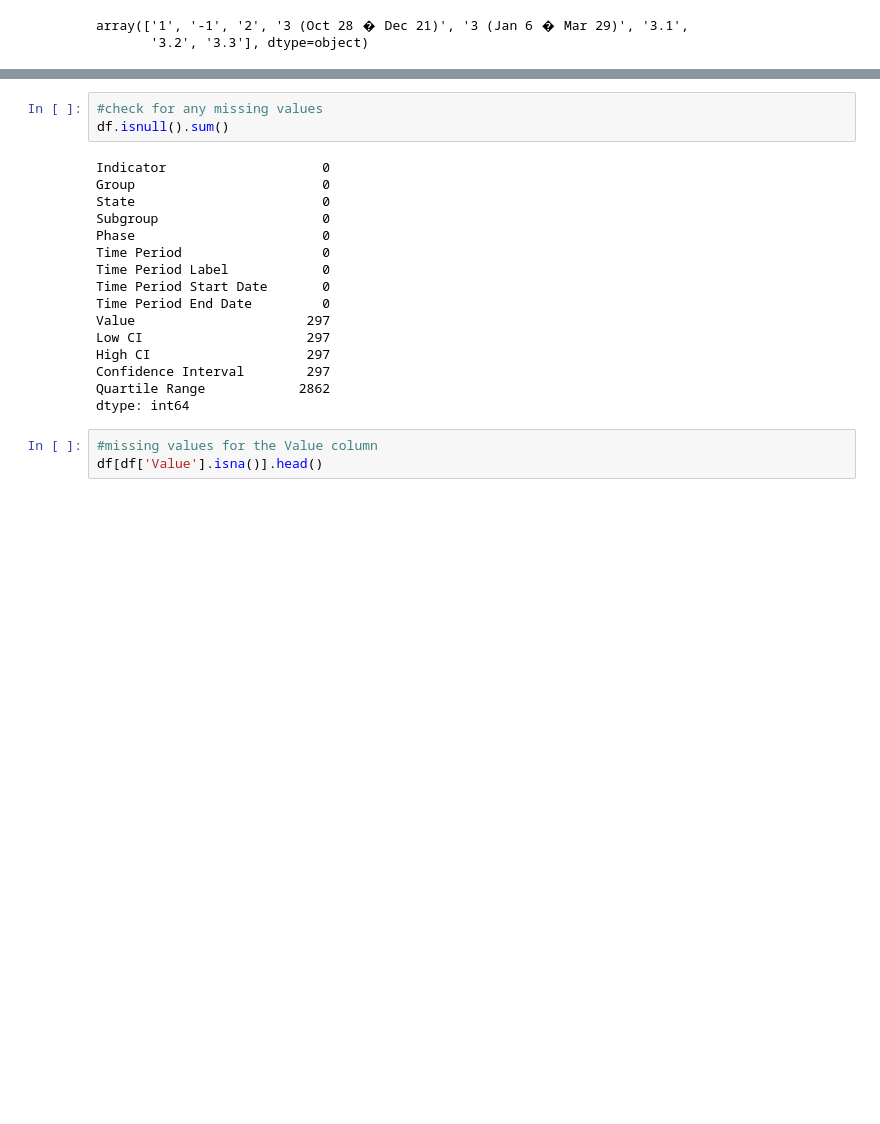
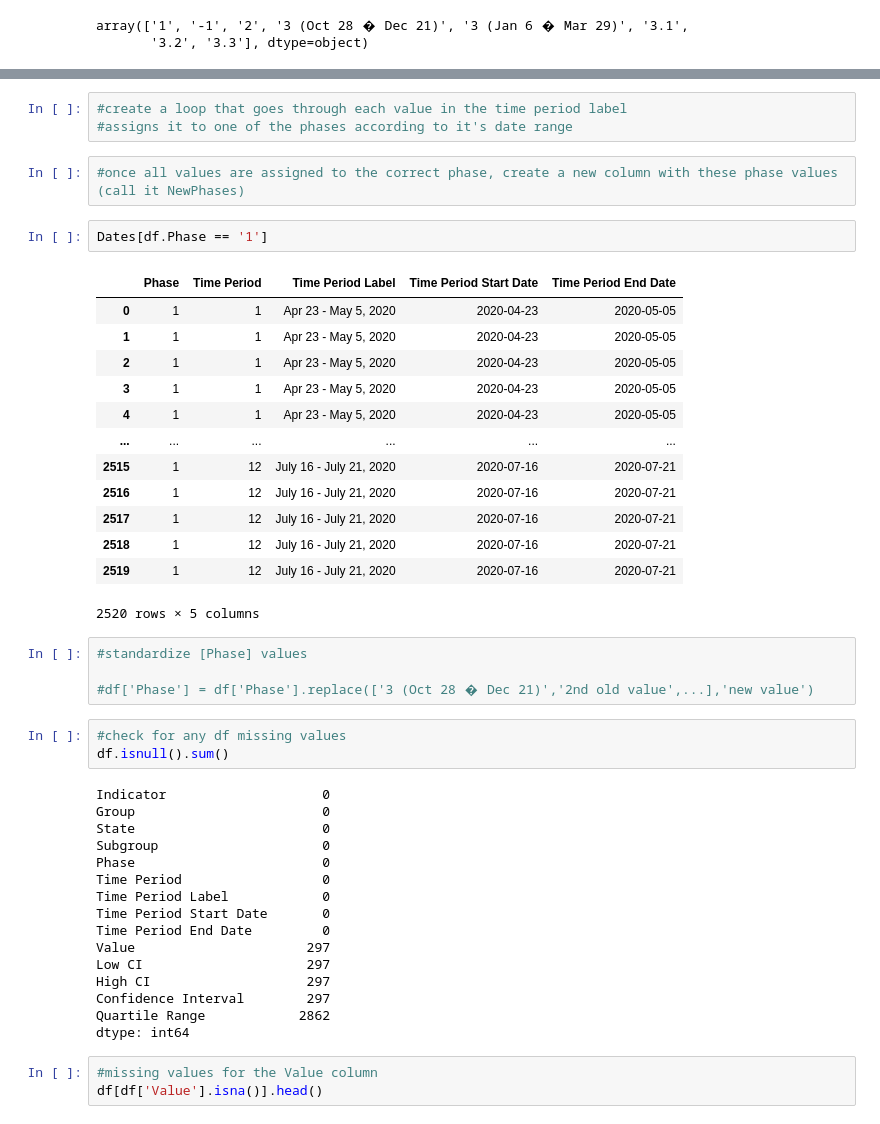
Before and after one commit to lmm2020/EDA-Projects, a Jupyter notebook: EDA_anxiety.ipynb, the cells around one changed output, grey strips where cells are left out. Cells and saved outputs as stored; diff of their text form; blank space fills up the shorter version.

```diff
--- a/EDA_anxiety.ipynb
+++ b/EDA_anxiety.ipynb
@@ -132,5 +192,30 @@ array(['1', '-1', '2', '3 (Oct 28 � Dec 21)', '3 (Jan 6 � Mar 29)', '3.1',
+# %%
+#create a loop that goes through each value in the time period label
+#assigns it to one of the phases according to it's date range
+# %%
+#once all values are assigned to the correct phase, create a new column with these phase values (call it NewPhases)
+# %%
+Dates[df.Phase == '1']
+# %% [output]
+|  | Phase | Time Period | Time Period Label | Time Period Start Date | Time Period End Date |
+| 0 | 1 | 1 | Apr 23 - May 5, 2020 | 2020-04-23 | 2020-05-05 |
+| 1 | 1 | 1 | Apr 23 - May 5, 2020 | 2020-04-23 | 2020-05-05 |
+| 2 | 1 | 1 | Apr 23 - May 5, 2020 | 2020-04-23 | 2020-05-05 |
+| 3 | 1 | 1 | Apr 23 - May 5, 2020 | 2020-04-23 | 2020-05-05 |
+| 4 | 1 | 1 | Apr 23 - May 5, 2020 | 2020-04-23 | 2020-05-05 |
+| ... | ... | ... | ... | ... | ... |
+| 2515 | 1 | 12 | July 16 - July 21, 2020 | 2020-07-16 | 2020-07-21 |
+| 2516 | 1 | 12 | July 16 - July 21, 2020 | 2020-07-16 | 2020-07-21 |
+| 2517 | 1 | 12 | July 16 - July 21, 2020 | 2020-07-16 | 2020-07-21 |
+| 2518 | 1 | 12 | July 16 - July 21, 2020 | 2020-07-16 | 2020-07-21 |
+| 2519 | 1 | 12 | July 16 - July 21, 2020 | 2020-07-16 | 2020-07-21 |
+2520 rows × 5 columns
+# %%
+#standardize [Phase] values
+
+#df['Phase'] = df['Phase'].replace(['3 (Oct 28 � Dec 21)','2nd old value',...],'new value')
 # %%
-#check for any missing values
+#check for any df missing values
 df.isnull().sum()
 # %% [output]
 Indicator                    0
```
Also changed, not shown: parts of 5 cells of this notebook.
